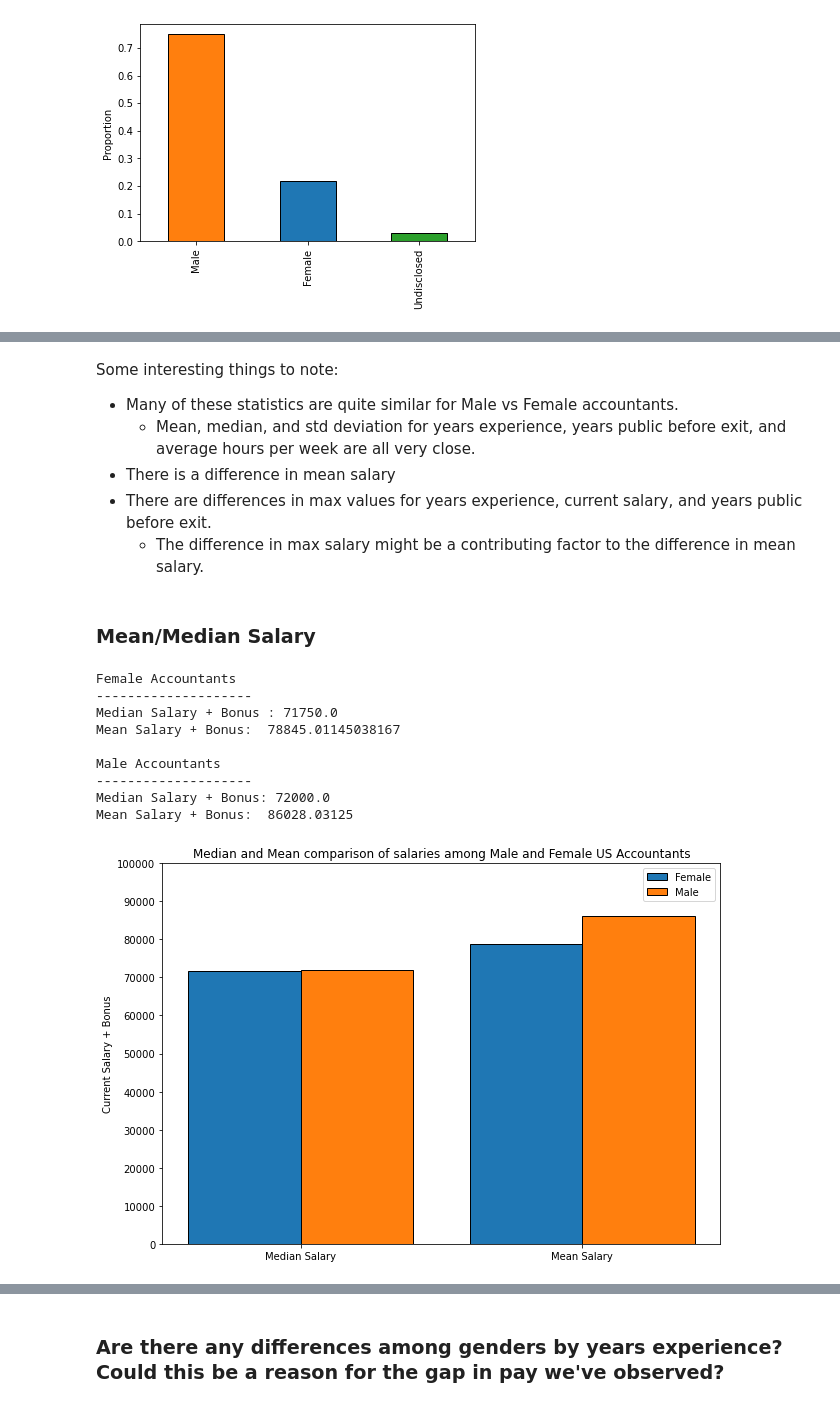
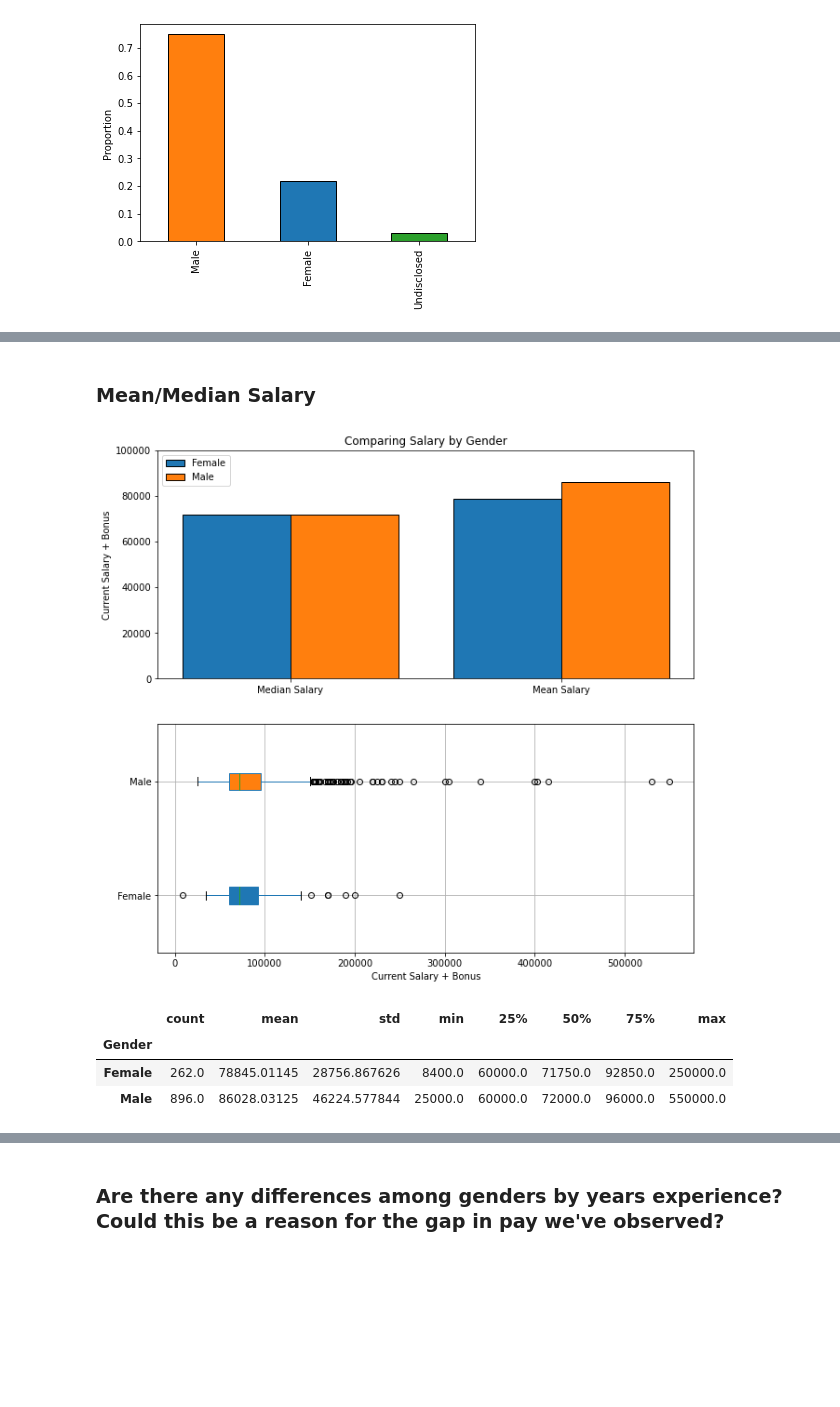
Before and after one commit to papir805/accounting_analysis, a Jupyter notebook: accounting_eda.ipynb, the cells around one changed output, grey strips where cells are left out. Drawn from its saved outputs; the diff is of its cells as text; code cells hidden in the pictures; blank space fills up the shorter version.

Commit message:
Add files via upload
Did some reorganization in the exploration of salary by gender

```diff
--- a/accounting_eda.ipynb
+++ b/accounting_eda.ipynb
@@ -229,53 +206,44 @@ max           30.000000           550000.000000                 27.000000
-# %% [markdown]
-Some interesting things to note:
-* Many of these statistics are quite similar for Male vs Female accountants.
-  * Mean, median, and std deviation for years experience, years public before exit, and average hours per week are all very close.
-* There is a difference in mean salary
-* There are differences in max values for years experience, current salary, and years public before exit.
-  * The difference in max salary might be a contributing factor to the difference in mean salary.
 # %% [markdown]
 ### Mean/Median Salary
 # %%
+gender_colors = ['tab:blue', 'tab:orange']
+
 female_median_salary = females['Current Salary + Bonus'].median()
 male_median_salary = males['Current Salary + Bonus'].median()
 female_mean_salary = females['Current Salary + Bonus'].mean()
 male_mean_salary = males['Current Salary + Bonus'].mean()
 
-print('Female Accountants')
-print('-'*20)
-print('Median Salary + Bonus :', female_median_salary)
-print('Mean Salary + Bonus: ', female_mean_salary)
-print()
-print('Male Accountants')
-print('-'*20)
-print('Median Salary + Bonus:', male_median_salary)
-print('Mean Salary + Bonus: ', male_mean_salary)
-print()
+fig, (ax1, ax2) = plt.subplots(2,1, figsize=(10,10))
+ax1.bar(1, female_median_salary, label='Female', width=0.5, color='tab:blue', edgecolor='black')
+ax1.bar(1.5, male_median_salary, label='Male', width=0.5, color='tab:orange', edgecolor='black')
+ax1.bar(2.25, female_mean_salary, label='Female', width=0.5, color='tab:blue', edgecolor='black')
+ax1.bar(2.75, male_mean_salary, label='Male', width=0.5, color='tab:orange', edgecolor='black')
+ax1.set_xticks([1.25, 2.5])
+ax1.set_xticklabels(['Median Salary', 'Mean Salary'])
+ax1.set_yticks(np.arange(0, 100_001, 20_000))
+ax1.set_ylabel('Current Salary + Bonus')
 
-fig, ax = plt.subplots(figsize=(10,7))
-ax.bar(1, female_median_salary, label='Female', width=0.5, color='tab:blue', edgecolor='black')
-ax.bar(1.5, male_median_salary, label='Male', width=0.5, color='tab:orange', edgecolor='black')
-ax.bar(2.25, female_mean_salary, label='Female', width=0.5, color='tab:blue', edgecolor='black')
-ax.bar(2.75, male_mean_salary, label='Male', width=0.5, color='tab:orange', edgecolor='black')
-plt.title('Median and Mean comparison of salaries among Male and Female US Accountants')
-ax.set_xticks([1.25, 2.5])
-ax.set_xticklabels(['Median Salary', 'Mean Salary'])
-ax.set_yticks(np.arange(0, 100_001, 10_000))
-ax.set_ylabel('Current Salary + Bonus')
+boxplot = males_and_females.boxplot(column='Current Salary + Bonus', by='Gender', return_type = 'both', patch_artist=True, ax=ax2, vert=False)
+ax2.set_title(None)
+ax2.set_xlabel('Current Salary + Bonus')
+for row_key, (ax, row) in boxplot.iteritems():
+    for i,box in enumerate(row['boxes']):
+        box.set_facecolor(gender_colors[i])
 
 # The next three lines remove duplicate entries from the legend by getting the labels and typecasting them as a dict, where the labels are set as keys, which are forced to be unique.
-handles, labels = plt.gca().get_legend_handles_labels()
+handles, labels = ax1.get_legend_handles_labels()
 by_label = dict(zip(labels, handles))
-plt.legend(by_label.values(), by_label.keys())
-plt.show();
+
+ax1.set_title('Comparing Salary by Gender')
+ax1.legend(by_label.values(), by_label.keys())
+
+plt.suptitle(None)
+plt.show()
+
+m_f_groups['Current Salary + Bonus'].describe()
 # %% [output]
-Female Accountants
---------------------
-Median Salary + Bonus : 71750.0
-Mean Salary + Bonus:  78845.01145038167
-
-Male Accountants
---------------------
-Median Salary + Bonus: 72000.0
-Mean Salary + Bonus:  86028.03125
-[figure, old version]
+[figure, new version]
+|  | count | mean | std | min | 25% | 50% | 75% | max |
+| Gender |  |  |  |  |  |  |  |  |
+| Female | 262.0 | 78845.01145 | 28756.867626 | 8400.0 | 60000.0 | 71750.0 | 92850.0 | 250000.0 |
+| Male | 896.0 | 86028.03125 | 46224.577844 | 25000.0 | 60000.0 | 72000.0 | 96000.0 | 550000.0 |
```
Also changed, not shown: parts of 26 cells of this notebook.
